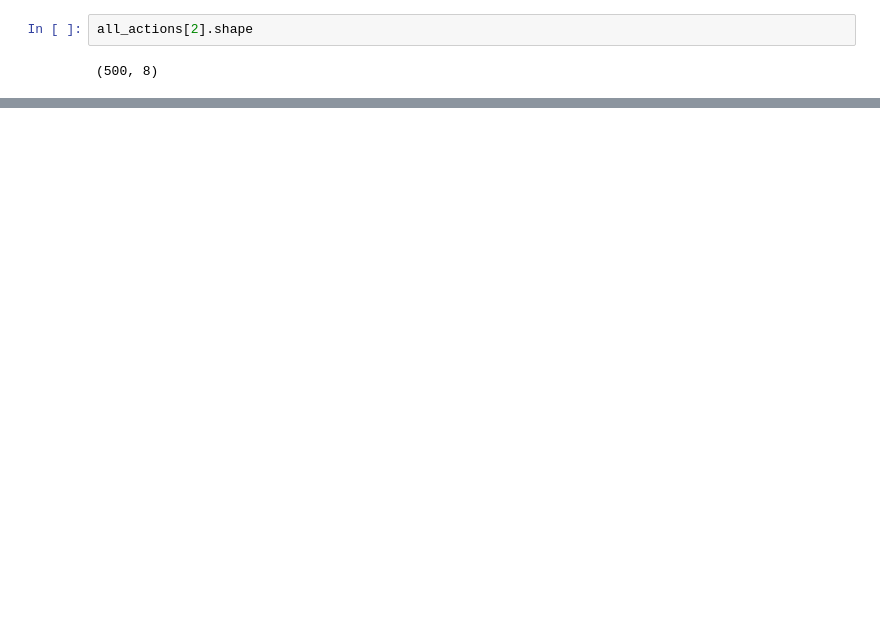
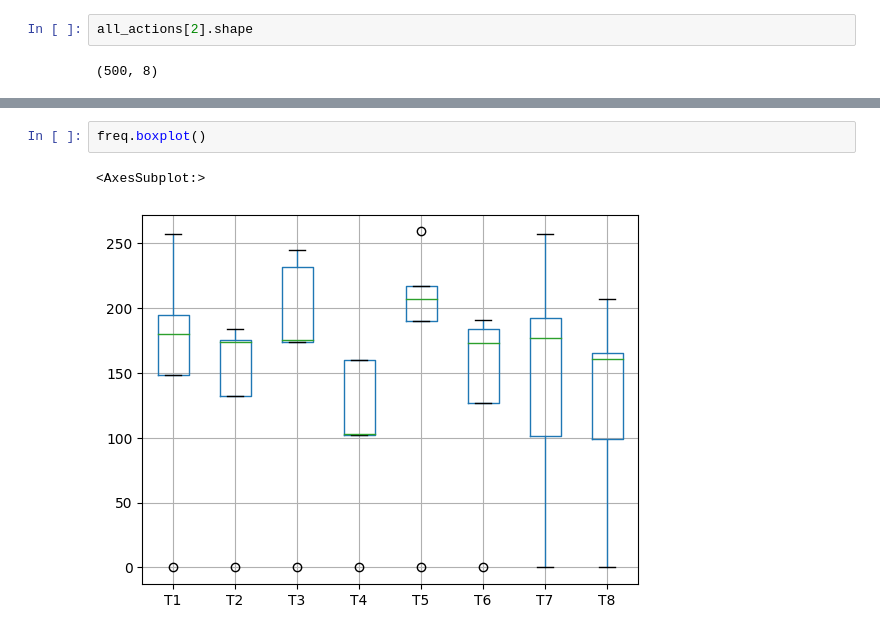
Before and after one commit to elharirymatteo/RANS, a Jupyter notebook: omniisaacgymenvs/utils/test_plots.ipynb, the cells around one changed output, grey strips where cells are left out. Drawn from its saved outputs; the diff is of its cells as text; blank space fills up the shorter version.

```diff
--- a/omniisaacgymenvs/utils/test_plots.ipynb
+++ b/omniisaacgymenvs/utils/test_plots.ipynb
@@ -68,0 +77,5 @@ plt.bar(mean_freq.index, mean_freq.values)
+# %%
+freq.boxplot()
+# %% [output]
+<AxesSubplot:>
+[figure, added]
```
Also changed, not shown: parts of 8 cells of this notebook, 1 other file.
